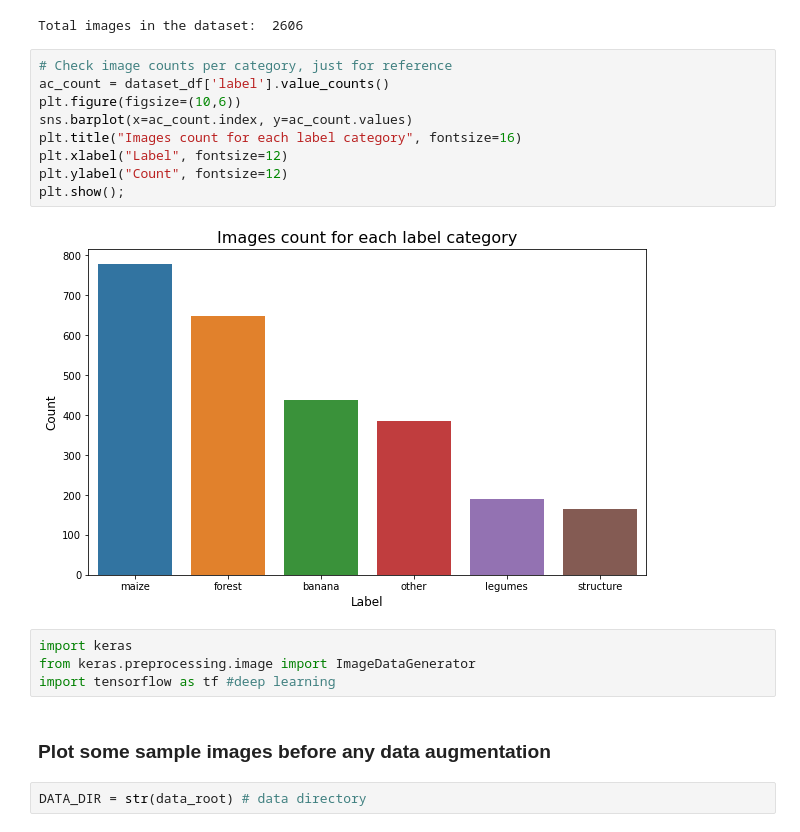
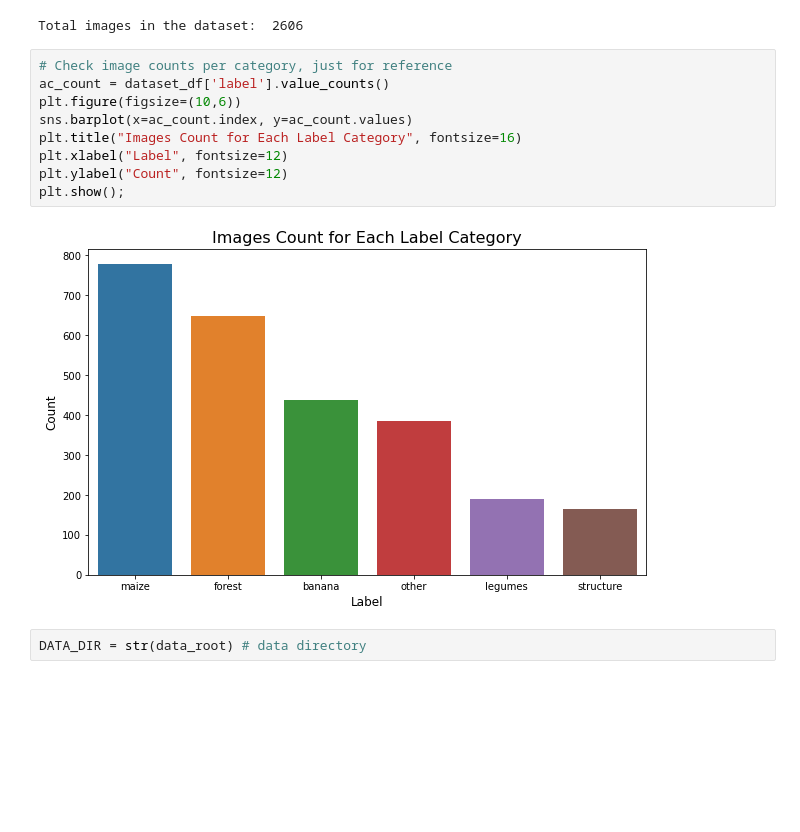
Before and after one commit to jennaepstein/MUSA650_Final_ChangEpstein, a Jupyter notebook: MUSA650_Final_ChangEpstein.ipynb, the cells around one changed output. Saved outputs shown, nothing was run; the diff lists cells and outputs as text; blank space fills up the shorter version.

```diff
--- a/MUSA650_Final_ChangEpstein.ipynb
+++ b/MUSA650_Final_ChangEpstein.ipynb
@@ -65,19 +77,13 @@ Total images in the dataset:  2606
 # %%
 # Check image counts per category, just for reference
 ac_count = dataset_df['label'].value_counts()
 plt.figure(figsize=(10,6))
 sns.barplot(x=ac_count.index, y=ac_count.values)
-plt.title("Images count for each label category", fontsize=16)
+plt.title("Images Count for Each Label Category", fontsize=16)
 plt.xlabel("Label", fontsize=12)
 plt.ylabel("Count", fontsize=12)
 plt.show();
 # %% [output]
-[figure, old version]
+[figure, new version]
-# %%
-import keras
-from keras.preprocessing.image import ImageDataGenerator
-import tensorflow as tf #deep learning
-# %% [markdown]
-### Plot some sample images before any data augmentation
 # %%
 DATA_DIR = str(data_root) # data directory
```
Also changed, not shown: parts of 109 cells of this notebook, 1 other file.
